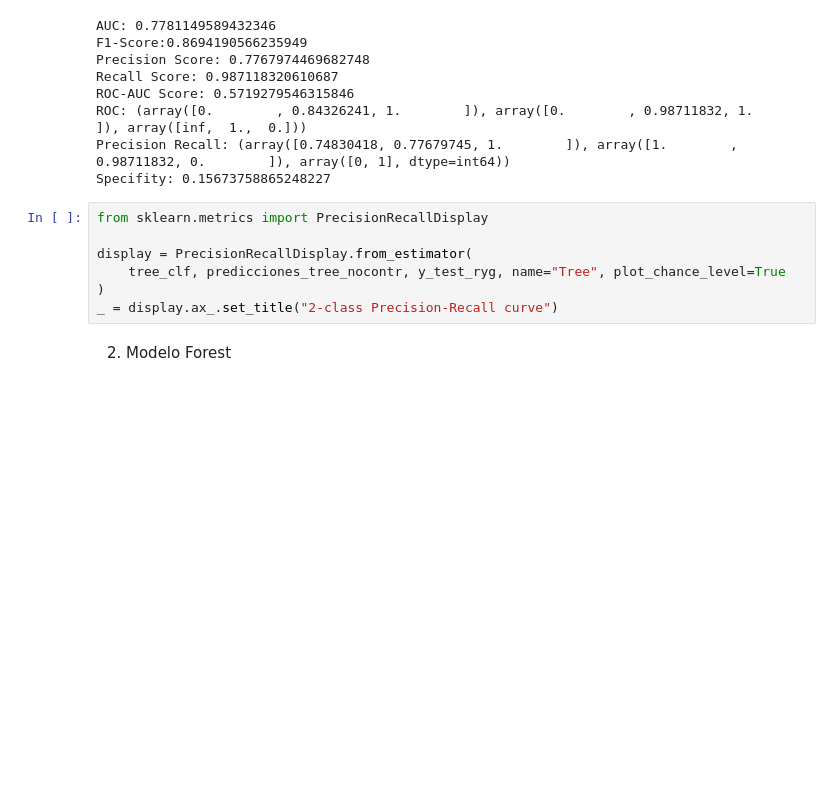
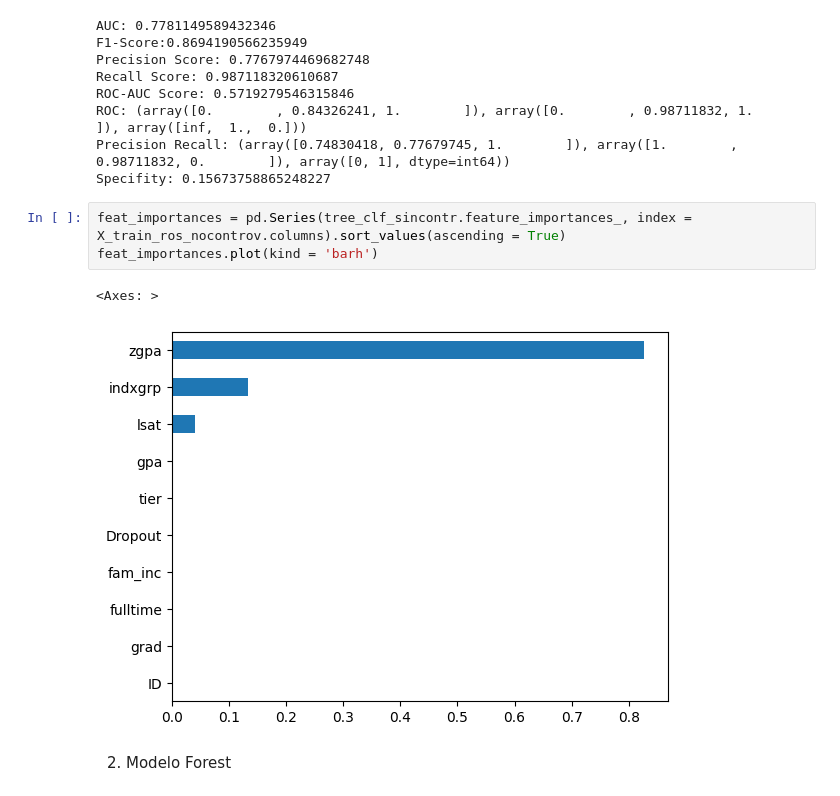
Before and after one commit to alejokawaii/DanielAlejandroSalcedoPerez_proyecto_final_ML, a Jupyter notebook: notebooks/DIVISION TRAIN Y TEST-OVERSAMPLING-SELECCION MODELO.ipynb, the cells around one changed output. Drawn from its saved outputs; the diff is of its cells as text; blank space fills up the shorter version.

Commit message:
ultimos cambios (presentacion y notebook con importancia de features)

```diff
--- a/notebooks/DIVISION TRAIN Y TEST-OVERSAMPLING-SELECCION MODELO.ipynb
+++ b/notebooks/DIVISION TRAIN Y TEST-OVERSAMPLING-SELECCION MODELO.ipynb
@@ -1075,13 +1127,12 @@ ROC-AUC Score: 0.5719279546315846
 ROC: (array([0.        , 0.84326241, 1.        ]), array([0.        , 0.98711832, 1.        ]), array([inf,  1.,  0.]))
 Precision Recall: (array([0.74830418, 0.77679745, 1.        ]), array([1.        , 0.98711832, 0.        ]), array([0, 1], dtype=int64))
 Specifity: 0.15673758865248227
-# %%
-from sklearn.metrics import PrecisionRecallDisplay
-
-display = PrecisionRecallDisplay.from_estimator(
-    tree_clf, predicciones_tree_nocontr, y_test_ryg, name="Tree", plot_chance_level=True
-)
-_ = display.ax_.set_title("2-class Precision-Recall curve")
+# %%
+feat_importances = pd.Series(tree_clf_sincontr.feature_importances_, index = X_train_ros_nocontrov.columns).sort_values(ascending = True)
+feat_importances.plot(kind = 'barh')
+# %% [output]
+<Axes: >
+[figure, added]
 # %% [markdown]
 2. Modelo Forest
 # %%
```
Also changed, not shown: parts of 11 cells of this notebook, 1 other file.
